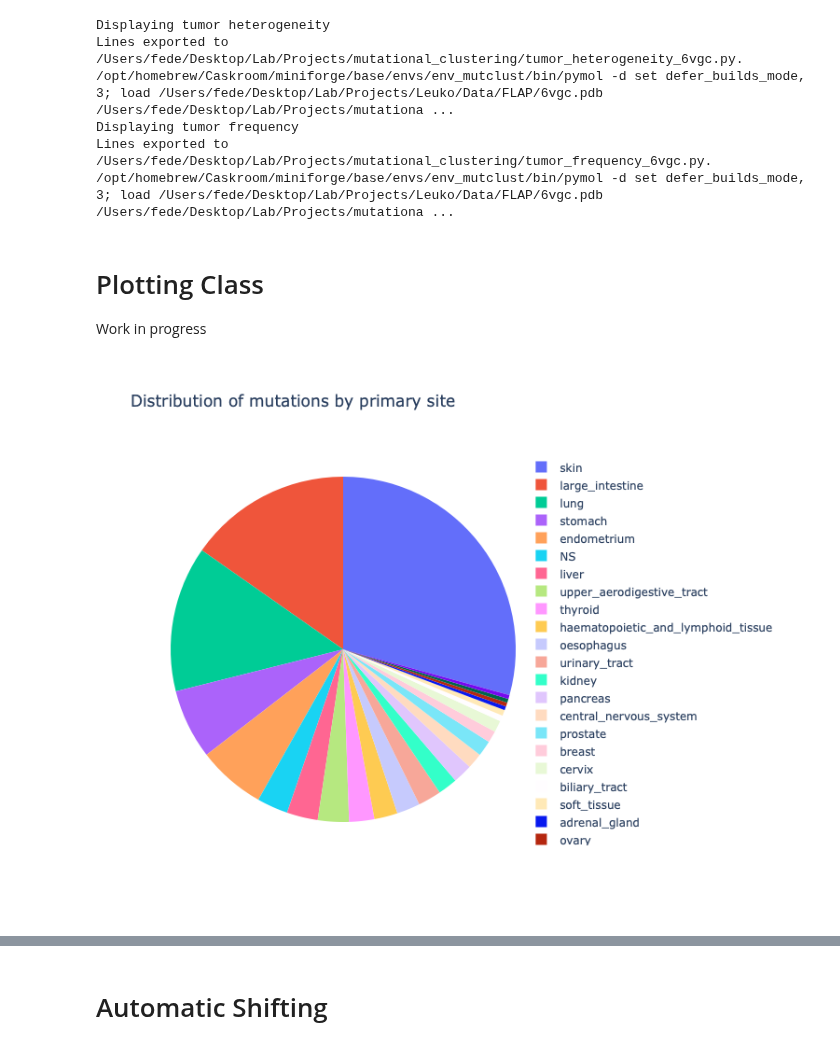
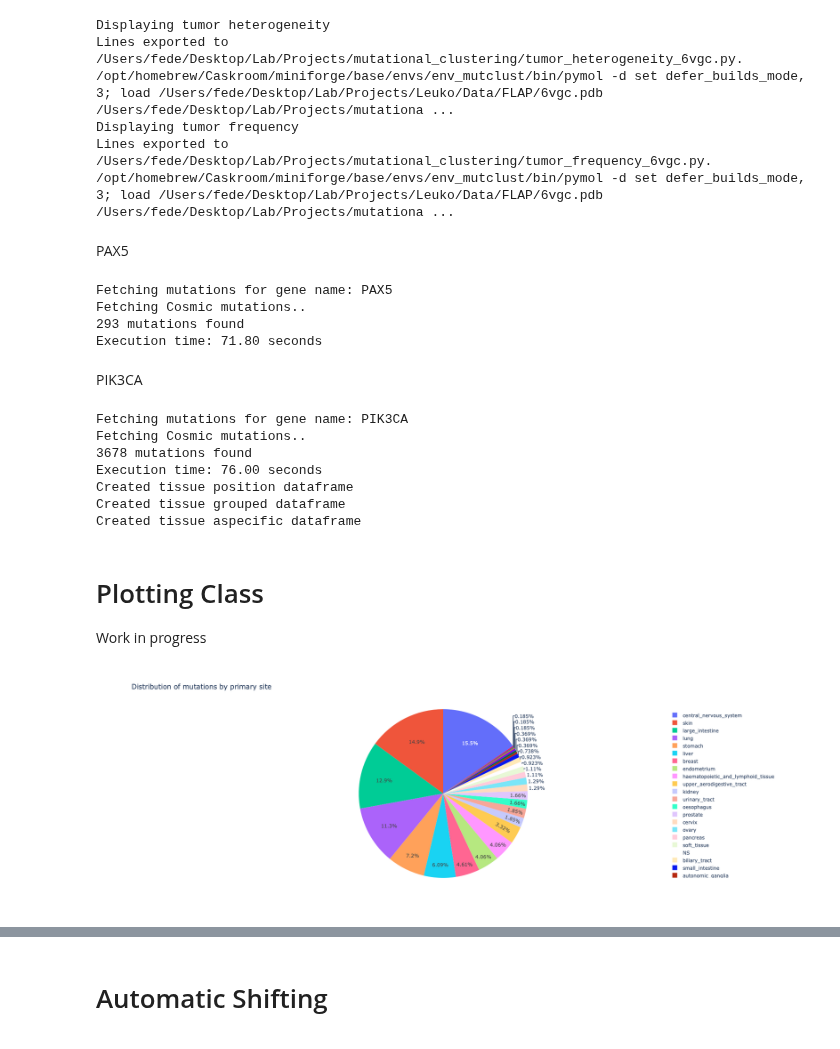
Before and after one commit to nagym72/project_orellana_lab, a Jupyter notebook: mutational_clustering_work/Mutational_clustering_fede_michael.ipynb, the cells around one changed output, grey strips where cells are left out. Drawn from its saved outputs; the diff is of its cells as text; code cells hidden in the pictures.

```diff
--- a/mutational_clustering_work/Mutational_clustering_fede_michael.ipynb
+++ b/mutational_clustering_work/Mutational_clustering_fede_michael.ipynb
@@ -693,8 +692,8 @@ class Processer:
         def tissue_aspecific_processing(tissue_position_df: pd.DataFrame) -> pd.DataFrame:
             #TISSUE ASPECIFIC DF
             tissue_aspecific_df= tissue_position_df.drop(['PRIMARY_SITE', 'SAMPLES_DIV_COUNT'], axis=1)
-            tissue_aspecific_df = tissue_aspecific_df.groupby('MUTATION_POSITION').agg({
-                'COUNT_MUTATION_IDs': 'sum',
+            tissue_aspecific_df = tissue_aspecific_df.groupby('MUTATION_POSITION').agg({                        #####################
+                'SUM_MUTATION_IDs_across_tissues': 'sum',
                 'SAMPLES_TOT': 'sum'
             }).reset_index()
             return tissue_aspecific_df
@@ -872,0 +946,2 @@ class Exporter:
+# %%
+out_dir= "/Users/fede/Desktop/Lab/Projects/EGFR/analyses/isoforms/HER4"
@@ -1056,17 +1173,68 @@ Lines exported to /Users/fede/Desktop/Lab/Projects/mutational_clustering/tumor_h
 Displaying tumor frequency
 Lines exported to /Users/fede/Desktop/Lab/Projects/mutational_clustering/tumor_frequency_6vgc.py.
 /opt/homebrew/Caskroom/miniforge/base/envs/env_mutclust/bin/pymol -d set defer_builds_mode, 3; load /Users/fede/Desktop/Lab/Projects/Leuko/Data/FLAP/6vgc.pdb /Users/fede/Desktop/Lab/Projects/mutationa ...
+# %% [markdown]
+PAX5
+# %%
+pre_processer = PreProcesser(work_dir=work_dir, out_dir=out_dir,
+                                cosmic_classification=cosmic_classification,
+                                cosmic_transcripts=cosmic_transcripts,
+                                cosmic_genome_screens_mutant_tsv=cosmic_genome_screens_mutant_tsv,
+                                clinvar_variant_summary_txt=clinvar_variant_summary_txt,
+                                uniprot_id="Q02548"
+                               )
+
+pre_processer.fetch_mutations(cosmic=True)
+exporter=Exporter(out_dir=out_dir,
+                  gene_name= pre_processer.gene_name,
+                  raw_df= pre_processer.cosmic_raw)
+exporter.export(raw=True)
+# %% [output]
+Fetching mutations for gene name: PAX5
+Fetching Cosmic mutations..
+293 mutations found
+Execution time: 71.80 seconds
+# %% [markdown]
+PIK3CA
+# %%
+pre_processer = PreProcesser(work_dir=work_dir, out_dir=out_dir,
+                                cosmic_classification=cosmic_classification,
+                                cosmic_transcripts=cosmic_transcripts,
+                                cosmic_genome_screens_mutant_tsv=cosmic_genome_screens_mutant_tsv,
+                                clinvar_variant_summary_txt=clinvar_variant_summary_txt,
+                                uniprot_id="P42336"
+                               )
+
+pre_processer.fetch_mutations(cosmic=True)
+
+processer= Processer(raw_df=pre_processer.cosmic_raw)
+processer.process_mutations(tissue_position=True, tissue_grouped=True, tissue_aspecific=True)
+
+exporter=Exporter(out_dir=out_dir,
+                  gene_name= pre_processer.gene_name,
+                  tissue_aspecific_df= processer.tissue_aspecific_df,
+                 tissue_grouped_df= processer.tissue_grouped_df,
+                tissue_position_df= processer.tissue_position_df)
+exporter.export(tissue_aspecific=True, tissue_grouped=True, tissue_position=True)
+# %% [output]
+Fetching mutations for gene name: PIK3CA
+Fetching Cosmic mutations..
+3678 mutations found
+Execution time: 76.00 seconds
+Created tissue position dataframe
+Created tissue grouped dataframe
+Created tissue aspecific dataframe
 # %% [markdown]
 # Plotting Class
 Work in progress
 # %%
 fig = px.pie(processer.tissue_grouped_df, values='COUNT_MUTATION_IDs', names='PRIMARY_SITE', title='Distribution of mutations by primary site')
 #fig.update_traces(textinfo='value+percent')
-fig.update_traces(textinfo='none')
-fig.update_layout(width=800, height=600)
+#fig.update_traces(textinfo='none')
+fig.update_layout(width=1000, height=600)
 fig.show()
 # %% [output]
-[figure, old version]
+[figure, new version]
 # %%
 tissue_grouped_df_sorted = processer.tissue_grouped_df.sort_values(by='COUNT_MUTATION_IDs', ascending=False)
 
```
Also changed, not shown: parts of 20 cells of this notebook, 3 other files.
